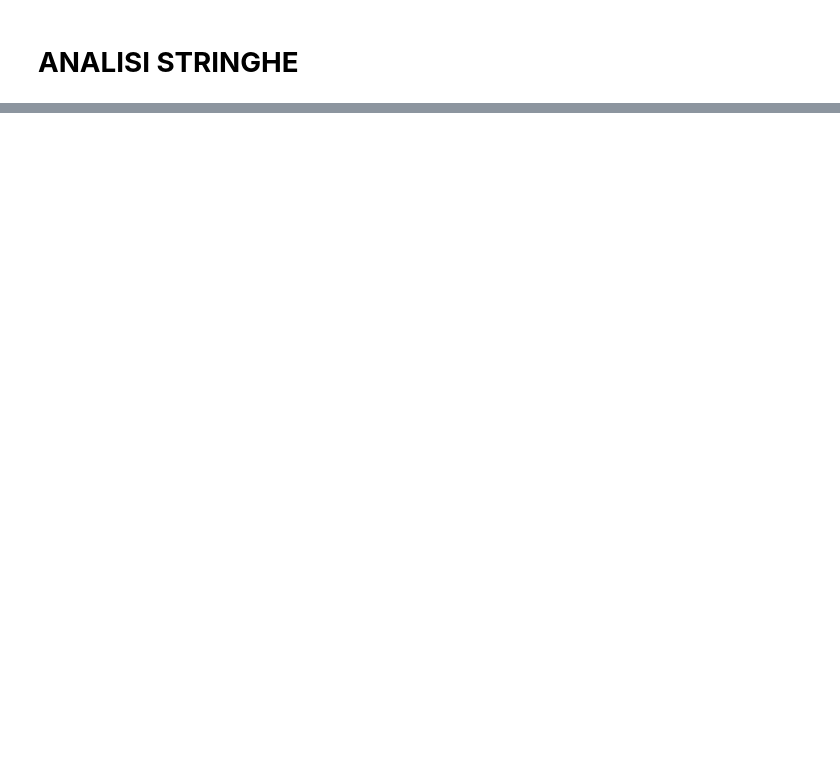
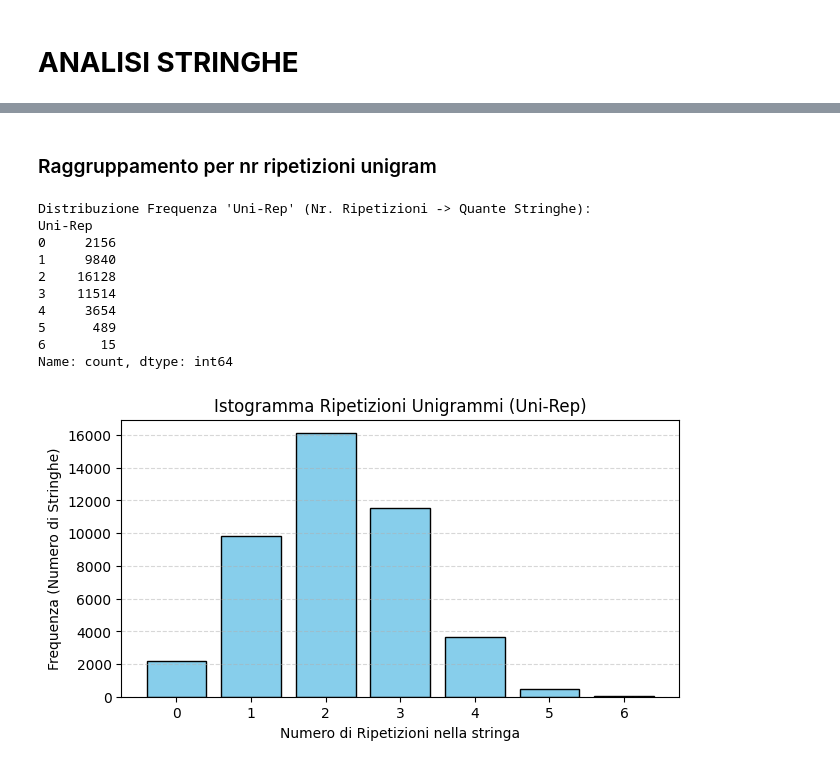
Before and after one commit to Malotrou/Zodiac_linguistic_analysis, a Jupyter notebook: Z340_analysis_jarvle.ipynb, the cells around one changed output, grey strips where cells are left out. Cells and saved outputs as stored; diff of their text form; code cells hidden in the pictures; blank space fills up the shorter version.

```diff
--- a/Z340_analysis_jarvle.ipynb
+++ b/Z340_analysis_jarvle.ipynb
@@ -543,0 +709,36 @@ TABELLA DETTAGLIATA:
+# %% [markdown]
+### Raggruppamento per nr ripetizioni unigram
+# %%
+# --- 2. DISTRIBUZIONE UNI-REP ---
+
+# Calcolo distribuzione di frequenza (conteggio delle occorrenze)
+dist_uni_rep = df_risultato["Uni-Rep"].value_counts().sort_index()
+
+print("Distribuzione Frequenza 'Uni-Rep' (Nr. Ripetizioni -> Quante Stringhe):")
+print(dist_uni_rep)
+
+# Istogramma
+plt.figure(figsize=(7.2, 3.6))
+# Bins allineati agli interi per vedere bene le barre discrete (0, 1, 2...)
+bins_range = range(int(df_risultato["Uni-Rep"].min()), int(df_risultato["Uni-Rep"].max()) + 2)
+
+plt.hist(df_risultato["Uni-Rep"], bins=bins_range, align='left', color='skyblue', edgecolor='black', rwidth=0.8)
+
+plt.title("Istogramma Ripetizioni Unigrammi (Uni-Rep)")
+plt.xlabel("Numero di Ripetizioni nella stringa")
+plt.ylabel("Frequenza (Numero di Stringhe)")
+plt.xticks(bins_range[:-1]) # Mostra tutti i numeri interi sull'asse X
+plt.grid(axis='y', linestyle='--', alpha=0.5)
+plt.show()
+# %% [output]
+Distribuzione Frequenza 'Uni-Rep' (Nr. Ripetizioni -> Quante Stringhe):
+Uni-Rep
+0     2156
+1     9840
+2    16128
+3    11514
+4     3654
+5      489
+6       15
+Name: count, dtype: int64
+[figure, added]
```
Also changed, not shown: parts of 19 cells of this notebook.
